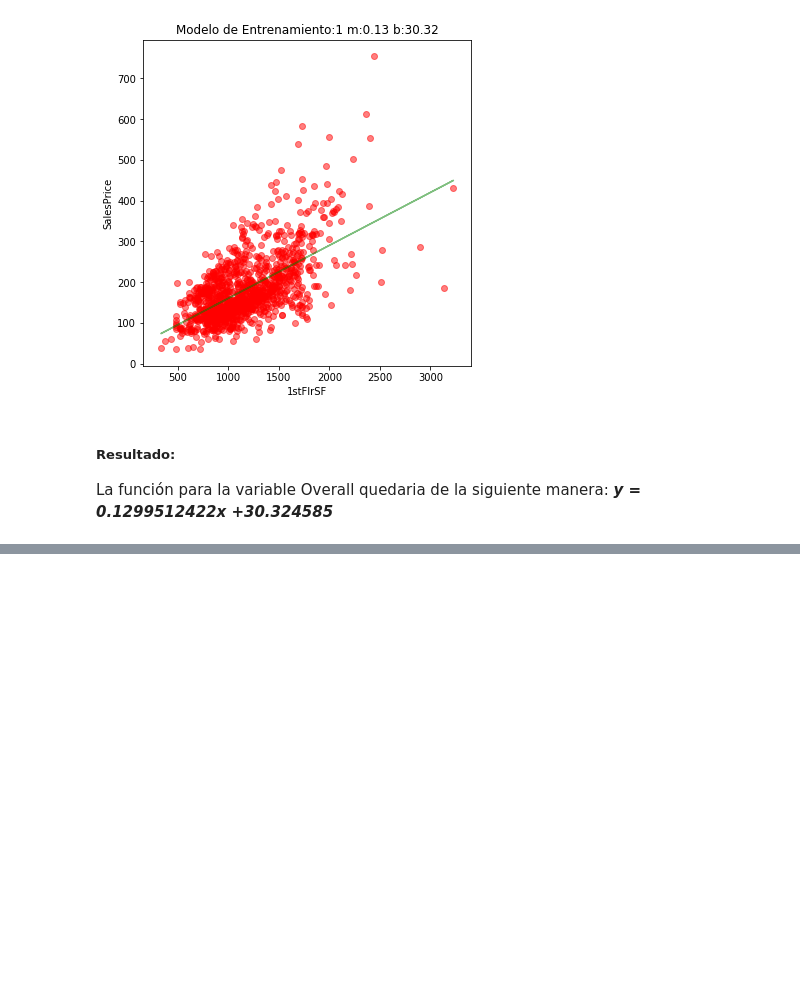
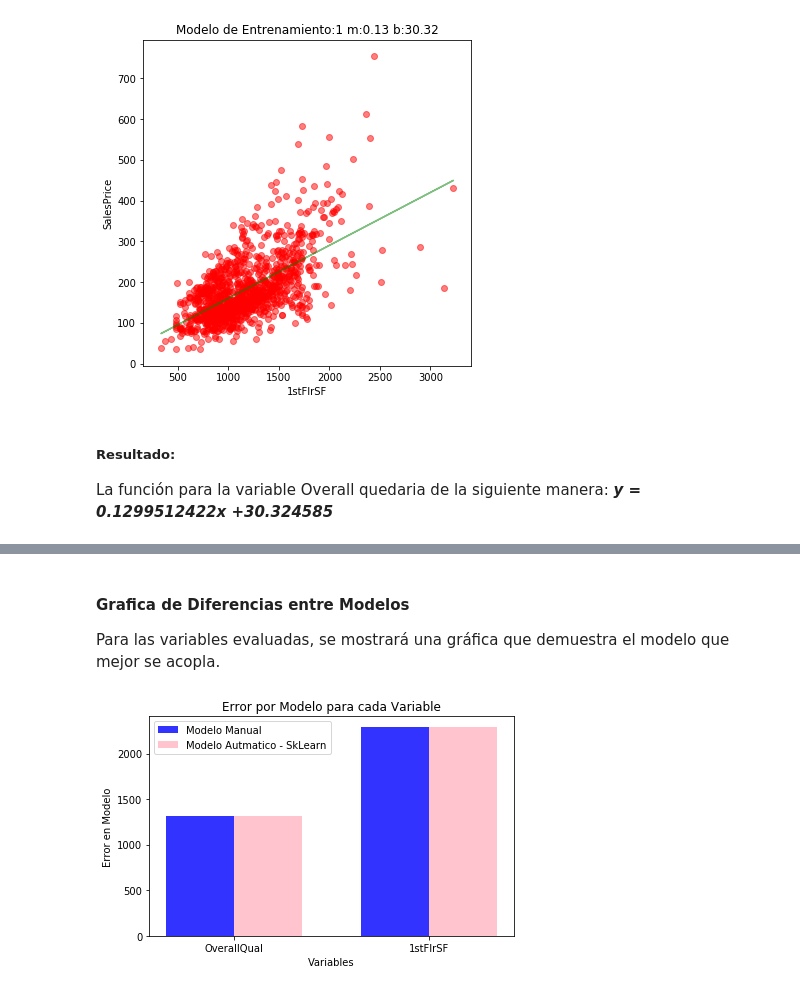
Before and after one commit to jonathanDeLeonGES/jupyterNotebooks, a Jupyter notebook: Proyecto_Curso_CienciaDatos.ipynb, the cells around one changed output, grey strips where cells are left out. Cells and saved outputs as stored; diff of their text form; code cells hidden in the pictures; blank space fills up the shorter version.

Commit message:
Funcion y grafica para comparacion entre modelos - Ajuste Modelo de Entrenamiento Manual (Pendiente)

```diff
--- a/Proyecto_Curso_CienciaDatos.ipynb
+++ b/Proyecto_Curso_CienciaDatos.ipynb
@@ -496,0 +498,8 @@ La función para la variable Overall quedaria de la siguiente manera:
+# %%
+## Función que enviando los datos de entrenamiento genera la predicción para modelo enviado por parametros
+def comparacionModelos(x_entrenamiento,y_entrenamiento,funcionModeloManual, funncionModeloAutomatico):
+    #Obtenemos los datos del Modelo Manual
+    mb_Manual = funcionModeloManual(x_entrenamiento,y_entrenamiento)
+    mb_automatico = funncionModeloAutomatico(x_entrenamiento,y_entrenamiento)
+    mb_promedio = ((mb_Manual[0]+mb_automatico[0])/2,(mb_Manual[1]+mb_automatico[1])/2)
+    return mb_Manual,mb_automatico,mb_promedio
@@ -496,0 +594,36 @@ La función para la variable Overall quedaria de la siguiente manera:
+# %% [markdown]
+#### Grafica de Diferencias entre Modelos
+
+Para las variables evaluadas, se mostrará una gráfica que demuestra el modelo que mejor se acopla.
+# %%
+# data to plot
+n_groups = 2
+EModeloManual = (QErrorManual, FErrorManual)
+EModeloAutomatico = (QErrorAutomatico, FErrorAutomatico)
+
+# create plot
+fig, ax = plt.subplots()
+index = np.arange(n_groups)
+bar_width = 0.35
+opacity = 0.8
+
+rects1 = plt.bar(index, EModeloManual, bar_width,
+alpha=opacity,
+color='blue',
+label='Modelo Manual')
+
+rects2 = plt.bar(index + bar_width, EModeloAutomatico, bar_width,
+alpha=opacity,
+color='lightpink',
+label='Modelo Autmatico - SkLearn')
+
+plt.xlabel('Variables')
+plt.ylabel('Error en Modelo')
+plt.title('Error por Modelo para cada Variable')
+plt.xticks(index + bar_width/2, ('OverallQual', '1stFlrSF'))
+plt.legend()
+
+plt.tight_layout()
+plt.show()
+# %% [output]
+[figure, added]
```
Also changed, not shown: parts of 10 cells of this notebook.
